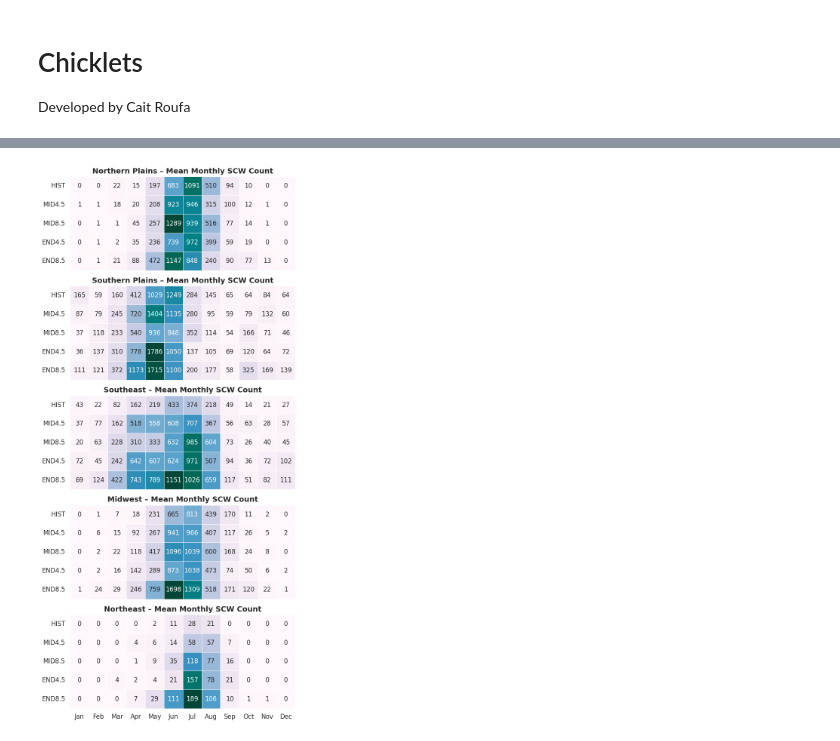
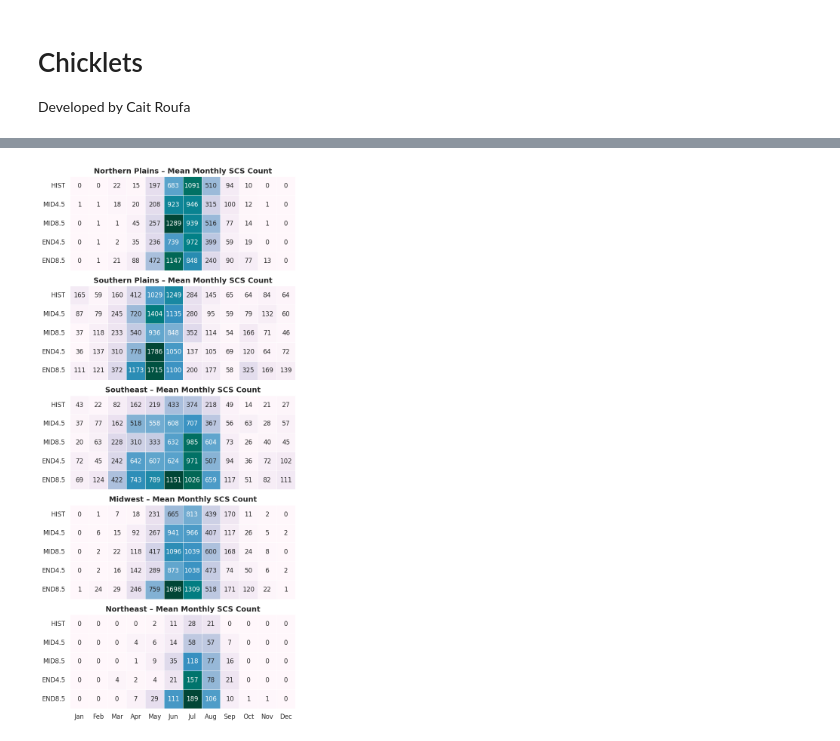
Before and after one commit to caitroufa/SYN_SERV, a Jupyter notebook: Code/Chicklets.ipynb, the cells around one changed output, grey strips where cells are left out. Cells and saved outputs as stored; diff of their text form; code cells hidden in the pictures.

```diff
--- a/Code/Chicklets.ipynb
+++ b/Code/Chicklets.ipynb
@@ -79,3 +83,40 @@ region_bounds = {
     'Midwest':         {'lat_min': 38, 'lat_max': 49.5, 'lon_min': -95, 'lon_max': -80},
     'Northeast':       {'lat_min': 38, 'lat_max': 48, 'lon_min': -80, 'lon_max': -67}
 }
+# %%
+# plot region bound map
+proj = ccrs.LambertConformal(central_longitude=-96, central_latitude=35)
+fig = plt.figure(figsize=(8.5, 5.5), dpi=150)
+ax = plt.axes(projection=proj)
+
+ax.set_extent([-125, -66.5, 24, 50], crs=ccrs.PlateCarree())
+ax.coastlines(resolution="50m", linewidth=0.6)
+ax.add_feature(cfeature.BORDERS.with_scale("50m"), linewidth=0.5, edgecolor="k", alpha=0.7)
+ax.add_feature(cfeature.STATES.with_scale("50m"), linewidth=0.3, edgecolor="k", alpha=0.5)
+gl = ax.gridlines(crs=ccrs.PlateCarree(), draw_labels=True, linewidth=0.2, alpha=0.6)
+gl.top_labels = False
+gl.right_labels = False
+
+# draw region bounds
+for name, b in region_bounds.items():
+    lon_min, lon_max = b['lon_min'], b['lon_max']
+    lat_min, lat_max = b['lat_min'], b['lat_max']
+    width = lon_max - lon_min
+    height = lat_max - lat_min
+
+    rect = Rectangle((lon_min, lat_min), width, height,
+                     facecolor="none", edgecolor="#111", linewidth=1.4,
+                     linestyle="-", transform=ccrs.PlateCarree())
+    ax.add_patch(rect)
+
+    # label in center of box
+    cx = lon_min + width / 2
+    cy = lat_min + height / 2
+    ax.text(cx, cy, name, transform=ccrs.PlateCarree(),
+            fontsize=9, color="w", ha="center", va="center",
+            path_effects=[pe.withStroke(linewidth=2.5, foreground="black", alpha=0.8)])
+
+plt.title("Region Domain Boundaries")
+plt.tight_layout()
+plt.savefig(f'../Plots/region_bounds.png', format='png', dpi=500, bbox_inches='tight')
+plt.show()
@@ -118,31 +161,31 @@ for region, bounds in region_bounds.items():
 # %%
 # plot chicklets mean monthly SCW count by region
 fig, axs = plt.subplots(len(region_monthly_means), 1, figsize=(12, 3 * len(region_monthly_means)), sharex=True)
 
 # # Get global min and max to apply consistent coloring
 # all_vals = pd.concat(region_monthly_means.values()).values.flatten()
 # vmin, vmax = np.min(all_vals), np.max(all_vals)
 
 for i, (region, heat_df) in enumerate(region_monthly_means.items()):
     ax = axs[i]
     # sns.heatmap(heat_df, ax=ax, cmap='PuBu', cbar=i==0, linewidths=0.5, linecolor='white', annot=True, fmt=".0f")
     # sns.heatmap(heat_df, ax=ax, cmap='PuBuGn', cbar=False, vmin=vmin, vmax=vmax, linewidths=0.5, linecolor='white', annot=True, fmt=".0f")
     sns.heatmap(heat_df, ax=ax, cmap='PuBuGn', cbar=False, linewidths=0.5, linecolor='white', annot=True, fmt=".0f", square=True)
-    ax.set_title(f'{region} – Mean Monthly SCW Count', fontsize=14, weight='bold')
+    ax.set_title(f'{region} – Mean Monthly SCS Count', fontsize=14, weight='bold')
     # ax.set_ylabel('Epoch')
     # ax.set_xlabel('Month')
     # ax.set_xticks(np.arange(12) + 0.5)
     # ax.set_xticklabels(np.arange(1, 13), fontsize=10)
     ax.set_xticklabels(month_names, fontsize=12, rotation=0)
     ax.set_yticklabels(epoch_labels, fontsize=12, rotation=0)
 
 plt.tight_layout()
 
 plt.savefig(f'../Plots/chiclet_regional.png', format='png', dpi=500, bbox_inches='tight')
 
 plt.show()
 # %% [output]
-[figure, old version]
+[figure, new version]
 # %%
 # plot chicklets mean monthly delta by region
 fig, axs = plt.subplots(len(region_monthly_means), 1, figsize=(12, 3 * len(region_monthly_means)), sharex=True)
```
Also changed, not shown: parts of 7 cells of this notebook.
